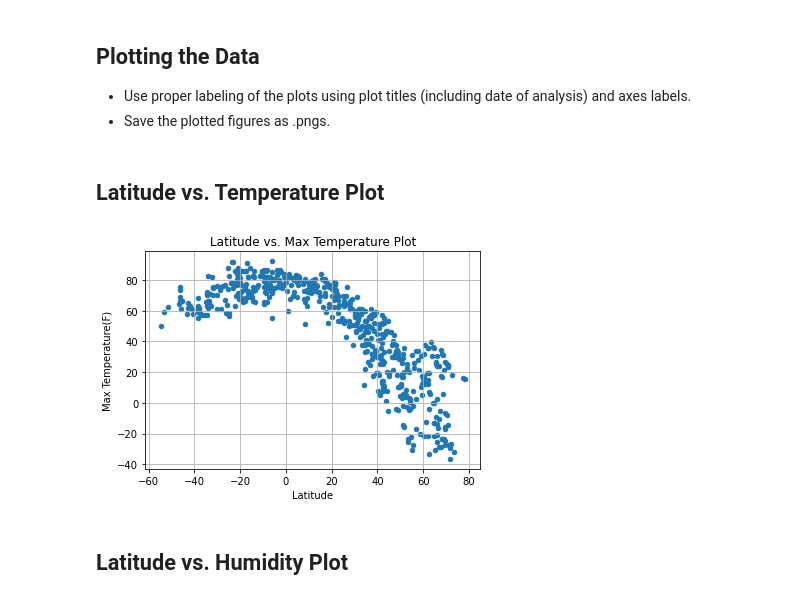
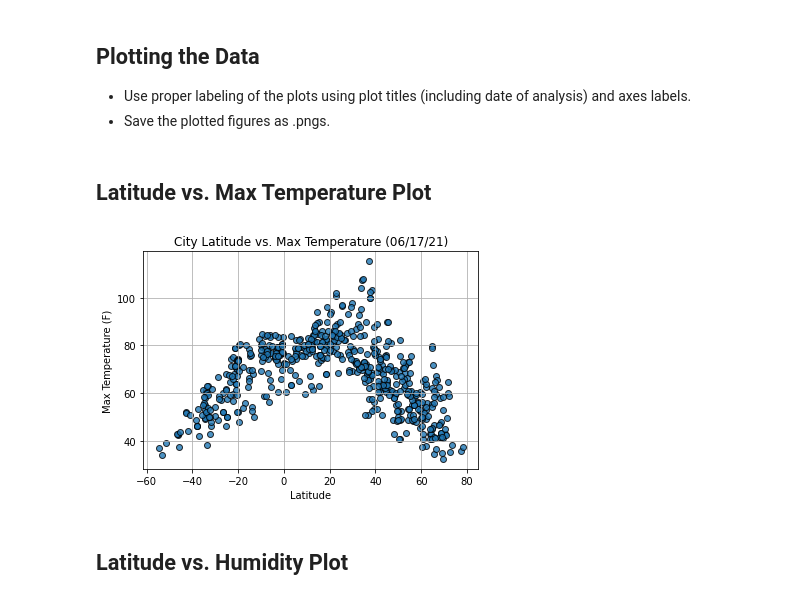
Before and after one commit to lindseylundin/Python-APIs-Challenge, a Jupyter notebook: WeatherPy.ipynb, the cells around one changed output. Cells and saved outputs as stored; diff of their text form; code cells hidden in the pictures.

```diff
--- a/WeatherPy.ipynb
+++ b/WeatherPy.ipynb
@@ -183,5 +256,5 @@ Skip this step if there are no cities that have humidity > 100%.
 # %%
-#  Get the indices of cities that have humidity over 100%.
-humid_100 = citydata_df.loc[ citydata_df["Humidity(%)"] > 100]
-humid_100.count()
+#  Get the indexes of cities that have humidity over 100%.
+humid_100 = citydata_df[(citydata_df["Humidity(%)"] > 100)].index
+humid_100
 # %% [output]
@@ -198,3 +262,5 @@ dtype: int64
 # %%
 # Make a new DataFrame equal to the city data to drop all humidity outliers by index.
 # Passing "inplace=False" will make a copy of the city_data DataFrame, which we call "clean_city_data".
+cleancity_data = citydata_df.drop(humid_100, inplace=False)
+cleancity_data.head()
@@ -202,16 +278,36 @@ dtype: int64
 ## Plotting the Data
 * Use proper labeling of the plots using plot titles (including date of analysis) and axes labels.
 * Save the plotted figures as .pngs.
+# %%
+# Extract relevant fields from the data frame to use in plots below
+lat = cleancity_data["Latitude"]
+tempmax = cleancity_data["Max Temperature(F)"]
+humidity = cleancity_data["Humidity(%)"]
+cloud = cleancity_data["Cloudiness(%)"]
+wind = cleancity_data["Wind Speed(mph)"]
 # %% [markdown]
-## Latitude vs. Temperature Plot
+## Latitude vs. Max Temperature Plot
 # %%
 citydata_df["Latitude"] = citydata_df["Latitude"].astype(float)
 citydata_df["Max Temperature(F)"] = citydata_df["Max Temperature(F)"].astype(float)
-citydata_df.plot(kind="scatter", x="Latitude", y="Max Temperature(F)",
-                 title="Latitude vs. Max Temperature Plot",
-                 grid=True, figsize=(6,4))
+
+# Build scatter plot for latitude vs. max temp
+plt.scatter(lat,
+           tempmax,
+           edgecolor="black", linewidths=1, marker="o",
+           alpha=0.8, label="Cities")
+# Add other properties to graph
+plt.title("City Latitude vs. Max Temperature (%s)" % time.strftime("%x"))
+plt.ylabel("Max Temperature (F)")
+plt.xlabel("Latitude")
+plt.grid(True)
+
+# Save the figure as image
+plt.savefig("output_data/fig_1.png")
+
+# Show plot
 plt.show()
 # %% [output]
-[figure, old version]
+[figure, new version]
 # %% [markdown]
 ## Latitude vs. Humidity Plot
```
Also changed, not shown: parts of 42 cells of this notebook, 8 other files.
